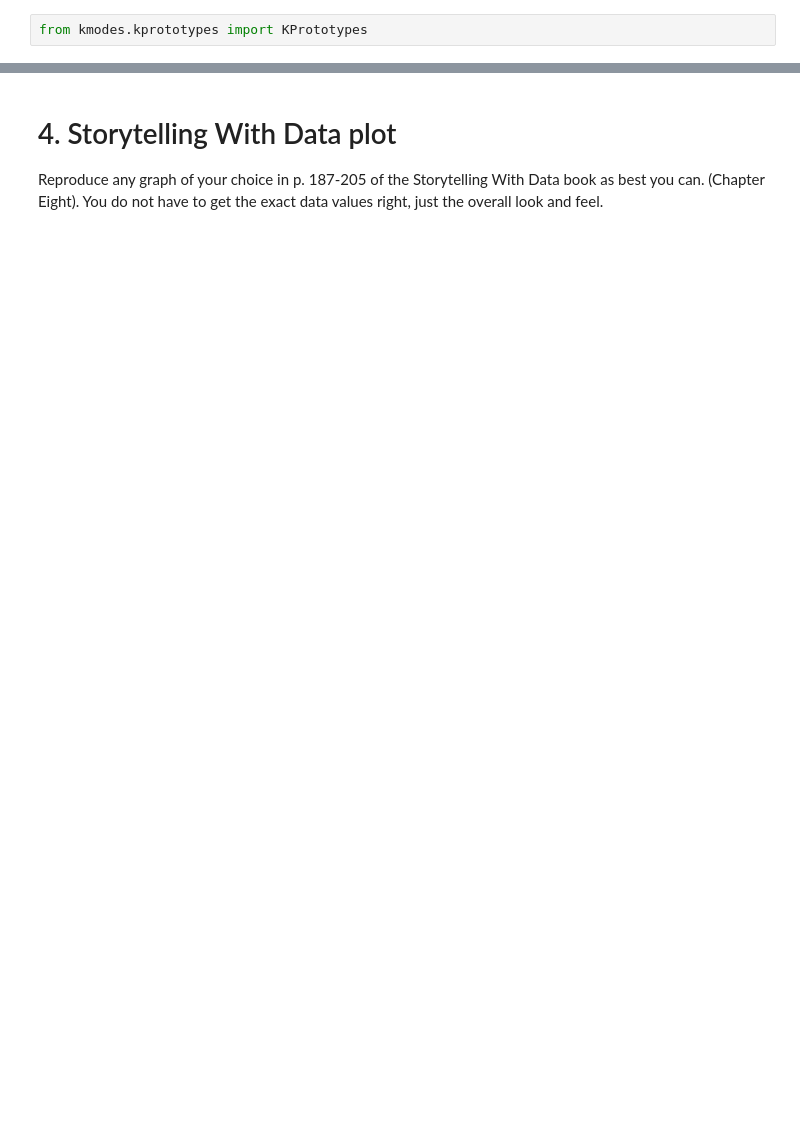
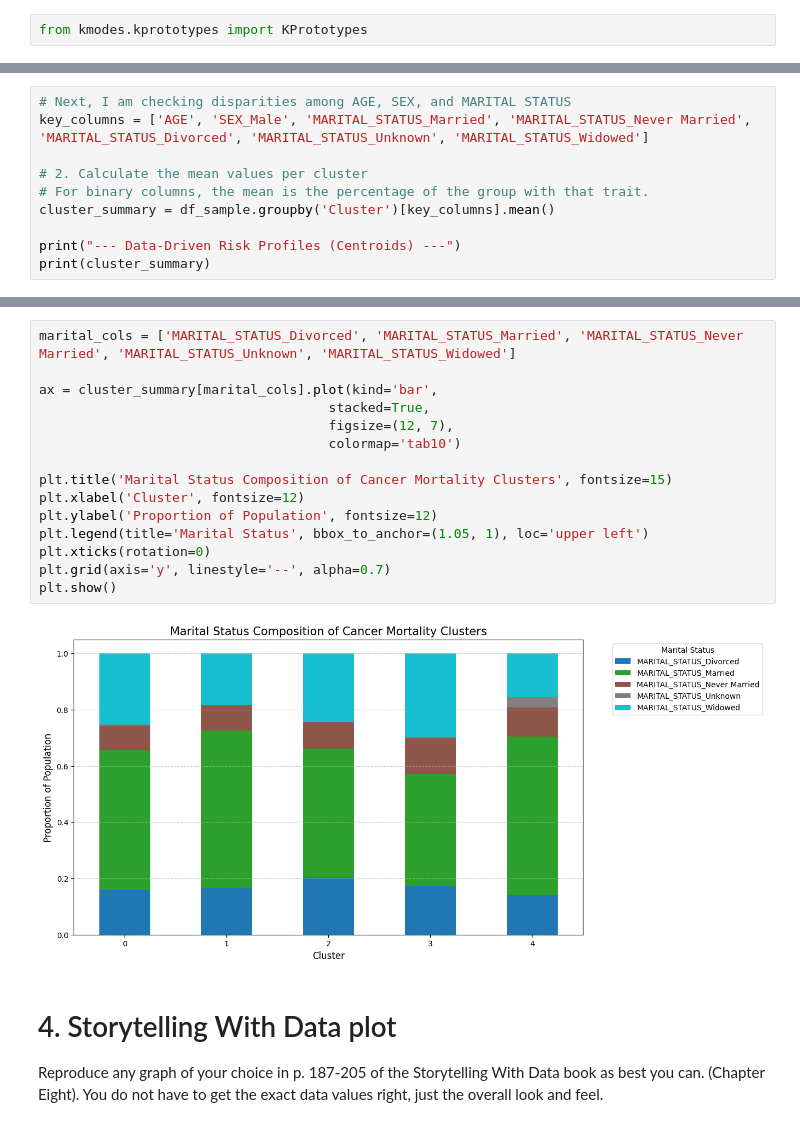
Before and after one commit to aidandig/DX699-ModB2, a Jupyter notebook: Homework/OMDS-ModB2-Week12-DiGregorio-Aidan.ipynb, the cells around one changed output, grey strips where cells are left out. Cells and saved outputs as stored; diff of their text form; blank space fills up the shorter version.

```diff
--- a/Homework/OMDS-ModB2-Week12-DiGregorio-Aidan.ipynb
+++ b/Homework/OMDS-ModB2-Week12-DiGregorio-Aidan.ipynb
@@ -476,0 +509,10 @@ plt.show()
+# %%
+# Next, I am checking disparities among AGE, SEX, and MARITAL STATUS
+key_columns = ['AGE', 'SEX_Male', 'MARITAL_STATUS_Married', 'MARITAL_STATUS_Never Married', 'MARITAL_STATUS_Divorced', 'MARITAL_STATUS_Unknown', 'MARITAL_STATUS_Widowed']
+
+# 2. Calculate the mean values per cluster
+# For binary columns, the mean is the percentage of the group with that trait.
+cluster_summary = df_sample.groupby('Cluster')[key_columns].mean()
+
+print("--- Data-Driven Risk Profiles (Centroids) ---")
+print(cluster_summary)
@@ -477,3 +607,20 @@ plt.show()
+# %%
+marital_cols = ['MARITAL_STATUS_Divorced', 'MARITAL_STATUS_Married', 'MARITAL_STATUS_Never Married', 'MARITAL_STATUS_Unknown', 'MARITAL_STATUS_Widowed']
+
+ax = cluster_summary[marital_cols].plot(kind='bar',
+                                     stacked=True,
+                                     figsize=(12, 7),
+                                     colormap='tab10')
+
+plt.title('Marital Status Composition of Cancer Mortality Clusters', fontsize=15)
+plt.xlabel('Cluster', fontsize=12)
+plt.ylabel('Proportion of Population', fontsize=12)
+plt.legend(title='Marital Status', bbox_to_anchor=(1.05, 1), loc='upper left')
+plt.xticks(rotation=0)
+plt.grid(axis='y', linestyle='--', alpha=0.7)
+plt.show()
+# %% [output]
+[figure, added]
 # %% [markdown]
 # 4. Storytelling With Data plot
 
```
Also changed, not shown: parts of 25 cells of this notebook.
